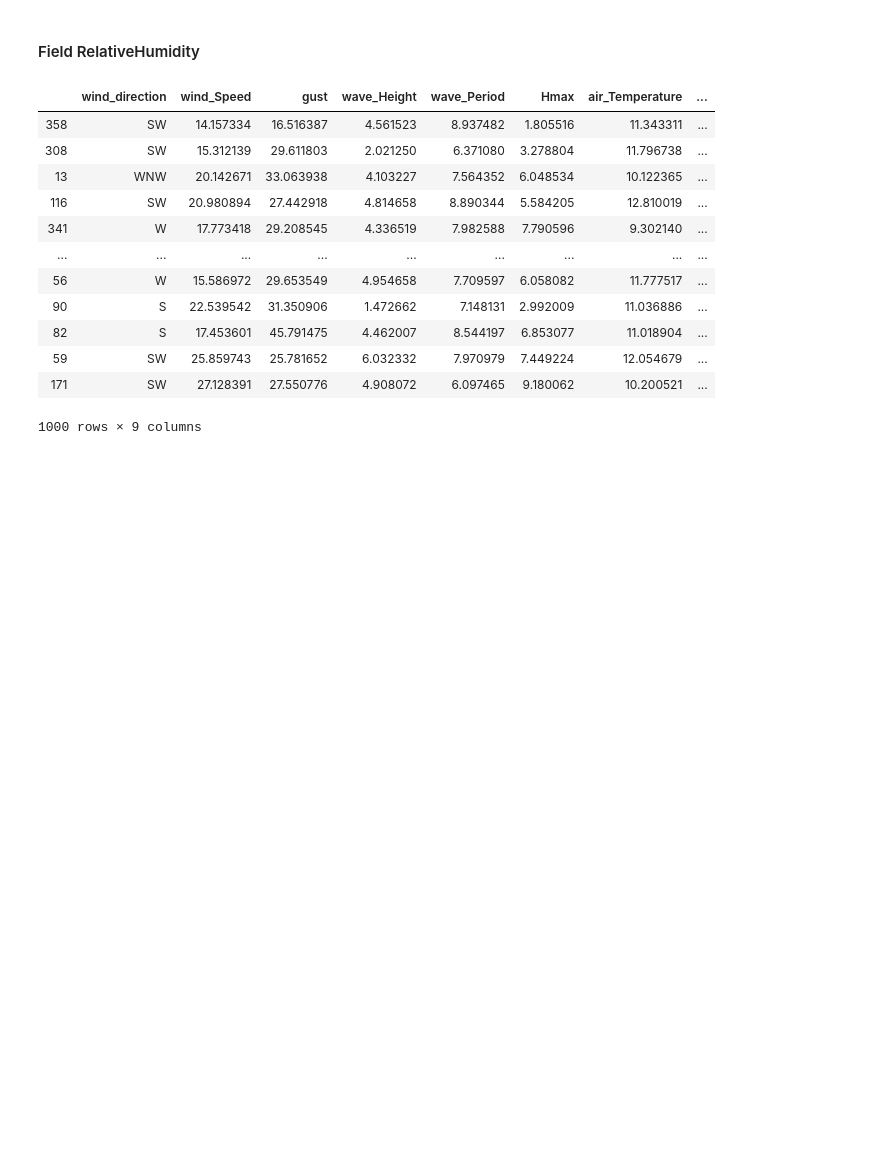
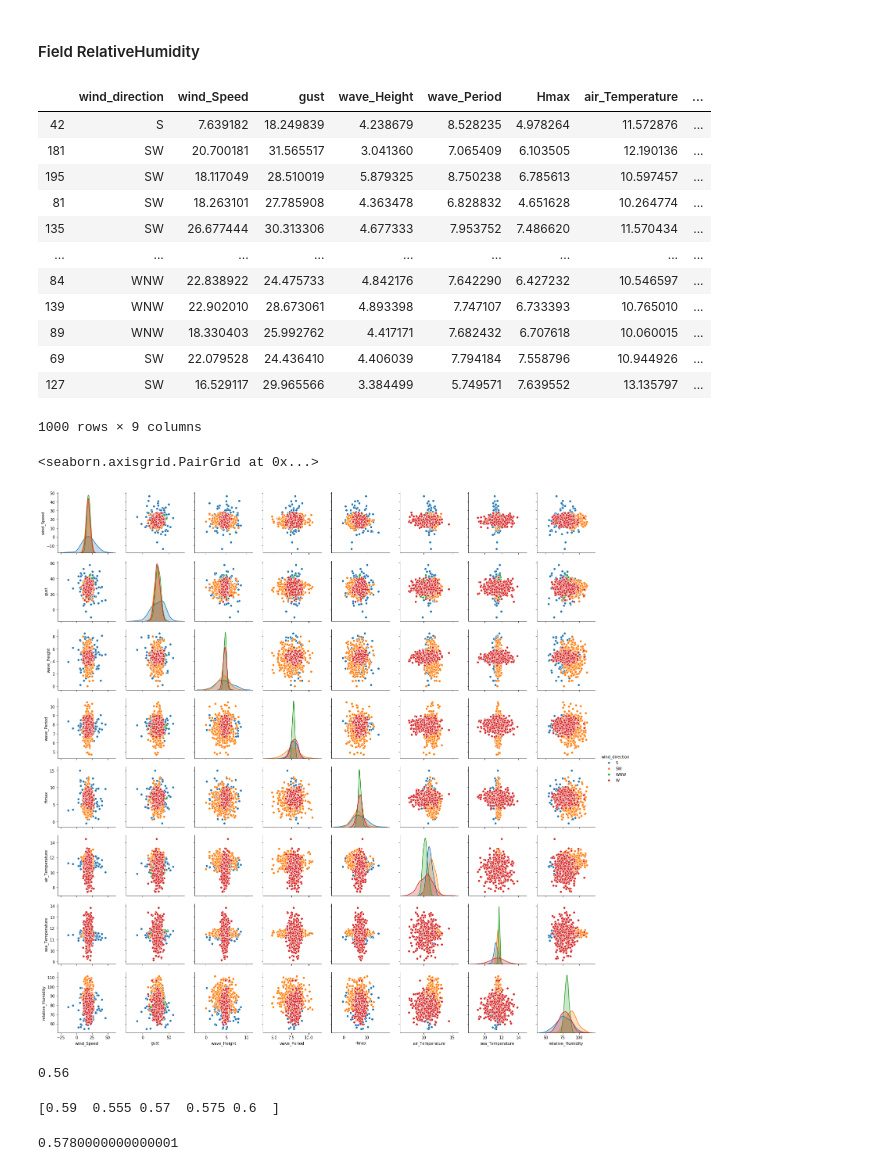
Before and after one commit to neadie/ProgrammingForDataAnalyticsProject, a Jupyter notebook: ProgrammingForDataAnalyticsProject.ipynb, the cells around one changed output. Cells and saved outputs as stored; diff of their text form; code cells hidden in the pictures; blank space fills up the shorter version.

```diff
--- a/ProgrammingForDataAnalyticsProject.ipynb
+++ b/ProgrammingForDataAnalyticsProject.ipynb
@@ -424,7 +428,7 @@ AirTemperatureWNW = np.random.normal(10.263625,0.357854, 160)
 # West
 # mean 1.493333	78.444067
 # std 0.856609	0.229348	8.56677
-SeaTemperatureW = np.random.normal(1.493333,0.856609, 350)
+SeaTemperatureW = np.random.normal(11.493333,0.856609, 350)
 
 
 # South
@@ -571,15 +575,42 @@ result = shuffle(result)
 result
 # %% [output]
 |  | wind_direction | wind_Speed | gust | wave_Height | wave_Period | Hmax | air_Temperature | ... |
-| 358 | SW | 14.157334 | 16.516387 | 4.561523 | 8.937482 | 1.805516 | 11.343311 | ... |
-| 308 | SW | 15.312139 | 29.611803 | 2.021250 | 6.371080 | 3.278804 | 11.796738 | ... |
-| 13 | WNW | 20.142671 | 33.063938 | 4.103227 | 7.564352 | 6.048534 | 10.122365 | ... |
-| 116 | SW | 20.980894 | 27.442918 | 4.814658 | 8.890344 | 5.584205 | 12.810019 | ... |
-| 341 | W | 17.773418 | 29.208545 | 4.336519 | 7.982588 | 7.790596 | 9.302140 | ... |
+| 42 | S | 7.639182 | 18.249839 | 4.238679 | 8.528235 | 4.978264 | 11.572876 | ... |
+| 181 | SW | 20.700181 | 31.565517 | 3.041360 | 7.065409 | 6.103505 | 12.190136 | ... |
+| 195 | SW | 18.117049 | 28.510019 | 5.879325 | 8.750238 | 6.785613 | 10.597457 | ... |
+| 81 | SW | 18.263101 | 27.785908 | 4.363478 | 6.828832 | 4.651628 | 10.264774 | ... |
+| 135 | SW | 26.677444 | 30.313306 | 4.677333 | 7.953752 | 7.486620 | 11.570434 | ... |
 | ... | ... | ... | ... | ... | ... | ... | ... | ... |
-| 56 | W | 15.586972 | 29.653549 | 4.954658 | 7.709597 | 6.058082 | 11.777517 | ... |
-| 90 | S | 22.539542 | 31.350906 | 1.472662 | 7.148131 | 2.992009 | 11.036886 | ... |
-| 82 | S | 17.453601 | 45.791475 | 4.462007 | 8.544197 | 6.853077 | 11.018904 | ... |
-| 59 | SW | 25.859743 | 25.781652 | 6.032332 | 7.970979 | 7.449224 | 12.054679 | ... |
-| 171 | SW | 27.128391 | 27.550776 | 4.908072 | 6.097465 | 9.180062 | 10.200521 | ... |
+| 84 | WNW | 22.838922 | 24.475733 | 4.842176 | 7.642290 | 6.427232 | 10.546597 | ... |
+| 139 | WNW | 22.902010 | 28.673061 | 4.893398 | 7.747107 | 6.733393 | 10.765010 | ... |
+| 89 | WNW | 18.330403 | 25.992762 | 4.417171 | 7.682432 | 6.707618 | 10.060015 | ... |
+| 69 | SW | 22.079528 | 24.436410 | 4.406039 | 7.794184 | 7.558796 | 10.944926 | ... |
+| 127 | SW | 16.529117 | 29.965566 | 3.384499 | 5.749571 | 7.639552 | 13.135797 | ... |
 1000 rows × 9 columns
+# %%
+sns.pairplot(result, hue="wind_direction")
+# %% [output]
+<seaborn.axisgrid.PairGrid at 0x...>
+[figure, added]
+# %%
+X = result.drop(columns=['wind_direction'])
+y = result['wind_direction'].values
+y
+#split dataset into train and test data
+X_train, X_test, y_train, y_test = train_test_split(X, y, test_size=0.2, random_state=1, stratify=y)
+# Create KNN classifier
+knn = KNeighborsClassifier(n_neighbors = 3)
+# Fit the classifier to the data
+knn.fit(X_train,y_train)
+knn.predict(X_test)[0:5]
+knn.score(X_test, y_test)
+# %% [output]
+0.56
+# %%
+cv_scores = cross_val_score(knn, X, y, cv=5)
+#print each cv score (accuracy) and average them
+print(cv_scores)
+np.mean(cv_scores)
+# %% [output]
+[0.59  0.555 0.57  0.575 0.6  ]
+0.5780000000000001
```
Also changed, not shown: parts of 5 cells of this notebook.
